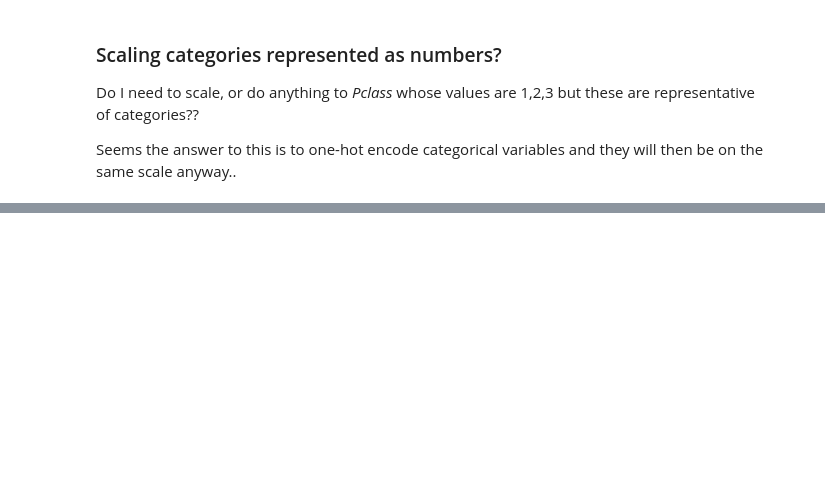
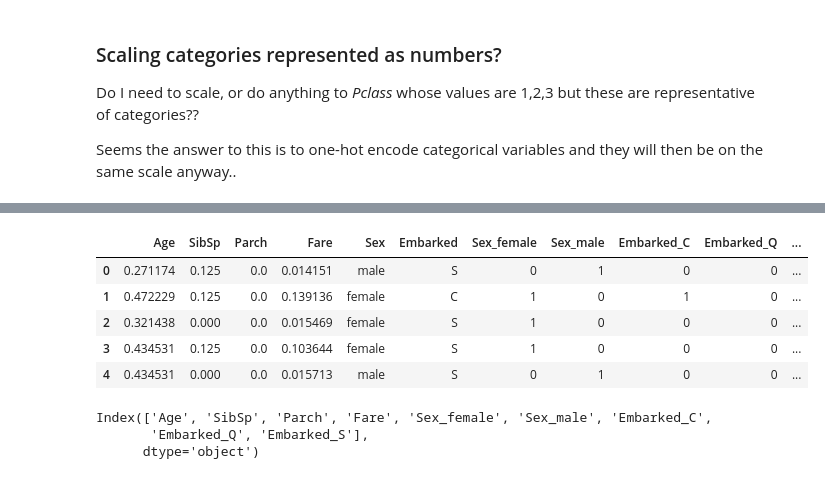
Before and after one commit to JonR45/Titanic, a Jupyter notebook: titanic_project.ipynb, the cells around one changed output, grey strips where cells are left out. Drawn from its saved outputs; the diff is of its cells as text; code cells hidden in the pictures; blank space fills up the shorter version.

```diff
--- a/titanic_project.ipynb
+++ b/titanic_project.ipynb
@@ -488,6 +497,0 @@ df_scaled.head()
-# %%
-# reorder the columns so Survived is at the end
-columns = ['Age', 'SibSp', 'Parch', 'Fare', 'Pclass', 'Sex',
-       'Embarked','Survived']
-df_scaled = df_scaled[columns]
-df_scaled.head()
@@ -526,0 +512,4 @@ cat_encoder.categories_
+# %%
+# create a dataframe with the categorical variables one hot encoded
+df_one_hot = pd.get_dummies(df[categorical_columns])
+df_one_hot.head()
@@ -526,0 +523,11 @@ cat_encoder.categories_
+# %%
+# join the scaled dataframe with the one hot encoded dataframe
+df = df_scaled.merge(df_one_hot, left_index=True, right_index=True)
+df.head()
+# %% [output]
+|  | Age | SibSp | Parch | Fare | Sex | Embarked | Sex_female | Sex_male | Embarked_C | Embarked_Q | ... |
+| 0 | 0.271174 | 0.125 | 0.0 | 0.014151 | male | S | 0 | 1 | 0 | 0 | ... |
+| 1 | 0.472229 | 0.125 | 0.0 | 0.139136 | female | C | 1 | 0 | 1 | 0 | ... |
+| 2 | 0.321438 | 0.000 | 0.0 | 0.015469 | female | S | 1 | 0 | 0 | 0 | ... |
+| 3 | 0.434531 | 0.125 | 0.0 | 0.103644 | female | S | 1 | 0 | 0 | 0 | ... |
+| 4 | 0.434531 | 0.000 | 0.0 | 0.015713 | male | S | 0 | 1 | 0 | 0 | ... |
@@ -526,0 +537,6 @@ cat_encoder.categories_
+# %%
+df.columns
+# %% [output]
+Index(['Age', 'SibSp', 'Parch', 'Fare', 'Sex_female', 'Sex_male', 'Embarked_C',
+       'Embarked_Q', 'Embarked_S'],
+      dtype='object')
```
Also changed, not shown: parts of 23 cells of this notebook.
